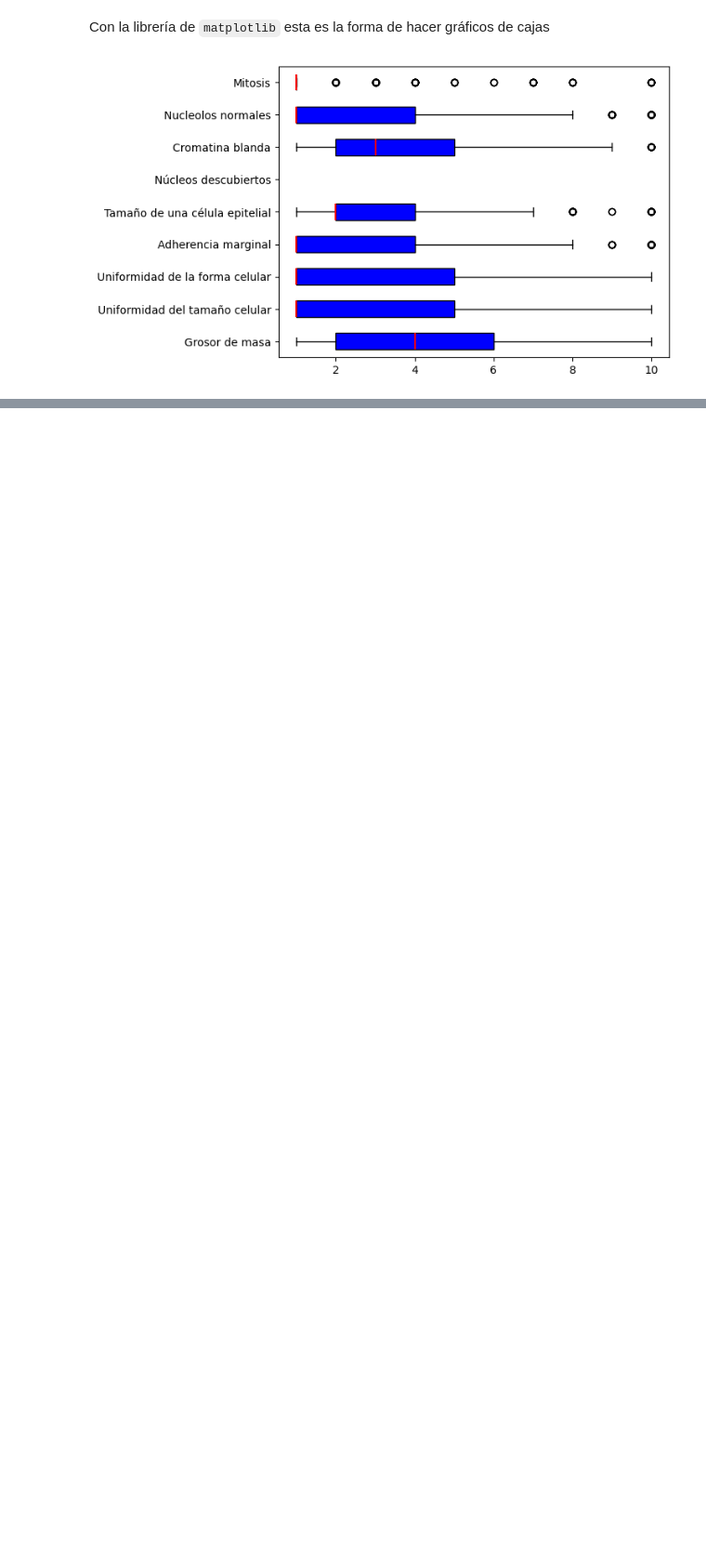
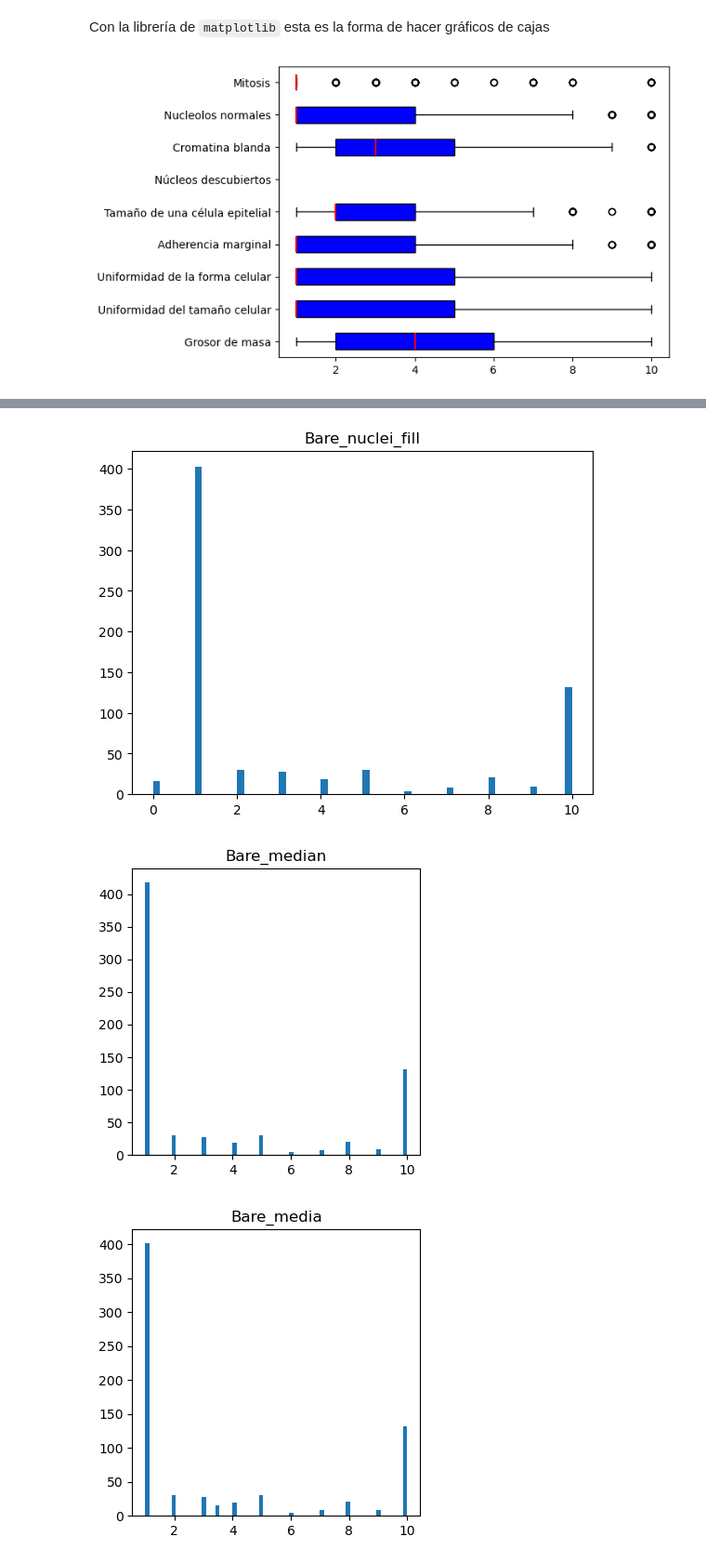
Before and after one commit to Mani80624/Plataformas-de-desarrollo, a Jupyter notebook: practica_1.ipynb, the cells around one changed output, grey strips where cells are left out. Shown: that part at 93% size. Cells and saved outputs as stored; diff of their text form; code cells hidden in the pictures; blank space fills up the shorter version.

```diff
--- a/practica_1.ipynb
+++ b/practica_1.ipynb
@@ -220,0 +364,2 @@ X['Bare_nuclei'].isnull().sum()
+# %%
+impt_1['Bare_median'] = impt_1.Bare_nuclei.fillna(impt_1.Bare_nuclei_fill.median())
@@ -220,0 +378,2 @@ X['Bare_nuclei'].isnull().sum()
+# %%
+impt_1['Bare_media'] = impt_1.Bare_nuclei.fillna(impt_1.Bare_nuclei_fill.mean())
@@ -220,0 +394,2 @@ X['Bare_nuclei'].isnull().sum()
+# %%
+impt_1['Bare_pad'] = impt_1.Bare_nuclei.fillna(method='pad')
@@ -220,0 +436,2 @@ X['Bare_nuclei'].isnull().sum()
+# %%
+impt_1['Bare_bfill'] = impt_1.Bare_nuclei.fillna(method='bfill')
@@ -220,0 +450,12 @@ X['Bare_nuclei'].isnull().sum()
+# %%
+methods_stadistics = ['Bare_nuclei_fill', 'Bare_median', 'Bare_media', 'Bare_pad','Bare_bfill','Bare_nuclei']
+
+for i in methods_stadistics:
+    plt.hist(impt_1[i], bins=60)
+    plt.title(impt_1[i].name)
+    plt.rcParams['figure.figsize'] = (4,4)
+    plt.show()
+# %% [output]
+[figure, added]
+[figure, added]
+[figure, added]
```
Also changed, not shown: parts of 28 cells of this notebook, 8 other files.
